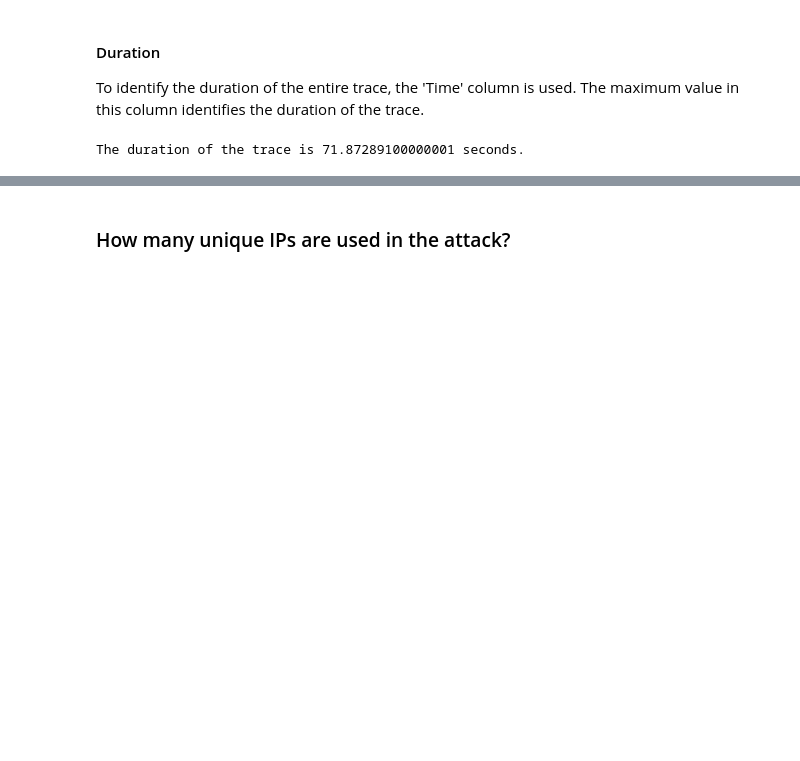
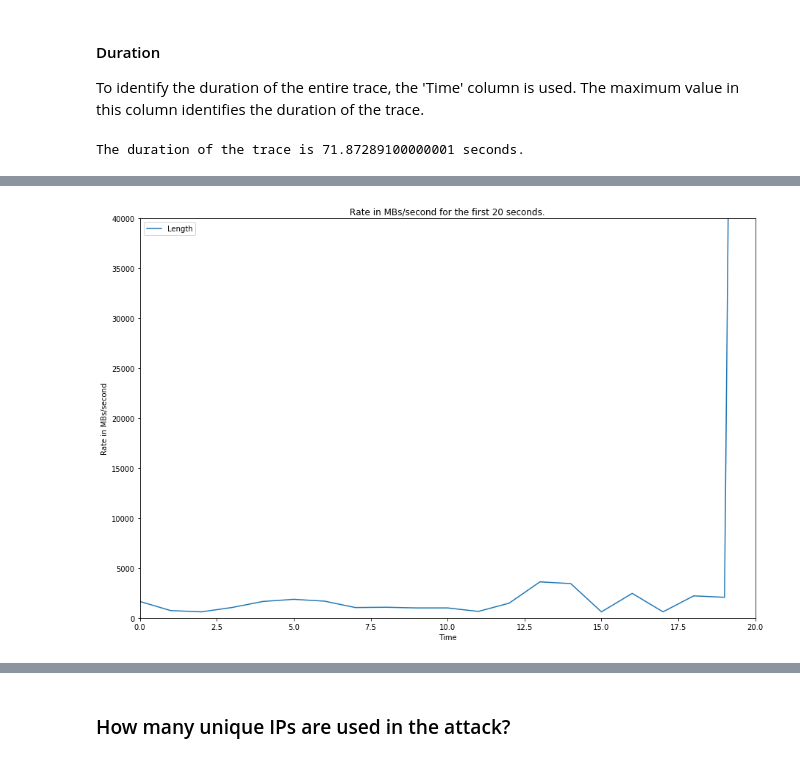
Before and after one commit to NijeboerFrank/jupyter-assignment-3, a Jupyter notebook: Assignment3.ipynb, the cells around one changed output, grey strips where cells are left out. Drawn from its saved outputs; the diff is of its cells as text; code cells hidden in the pictures; blank space fills up the shorter version.

Commit message:
Added widgets and more text for questions

```diff
--- a/Assignment3.ipynb
+++ b/Assignment3.ipynb
@@ -99,0 +117,34 @@ df.loc[df['No.'] > 1].loc[df['No.'] < 5]
+# %%
+import ipywidgets as widgets
+from IPython.display import clear_output
+
+class DataClass:
+    def __init__(self):
+        self.upper = 20
+
+data_class = DataClass()
+
+slider = widgets.IntSlider(min=2, max=72, value=data_class.upper)
+button = widgets.Button(description='Generate')
+
+def graph(i=None):
+    clear_output()
+    entries = df
+    entries['Time'] = entries['Time'].apply(int)
+    entries = entries.loc[df['Time'] <= data_class.upper]
+    entries.groupby(['Time']).sum().plot.line(y='Length', figsize=(15,10))
+    plt.ylabel('Rate in MBs/second')
+    plt.title('Rate in MBs/second for the first {} seconds.'.format(data_class.upper))
+    plt.ylim(bottom=0, top=40000)
+    plt.show()
+    display(slider, button)
+
+def change_value(i):
+    data_class.upper = i['new']
+
+
+slider.observe(change_value, names='value')
+button.on_click(graph)
+graph()
+# %% [output]
+[figure, added]
```
Also changed, not shown: parts of 36 cells of this notebook, 4 other files.
